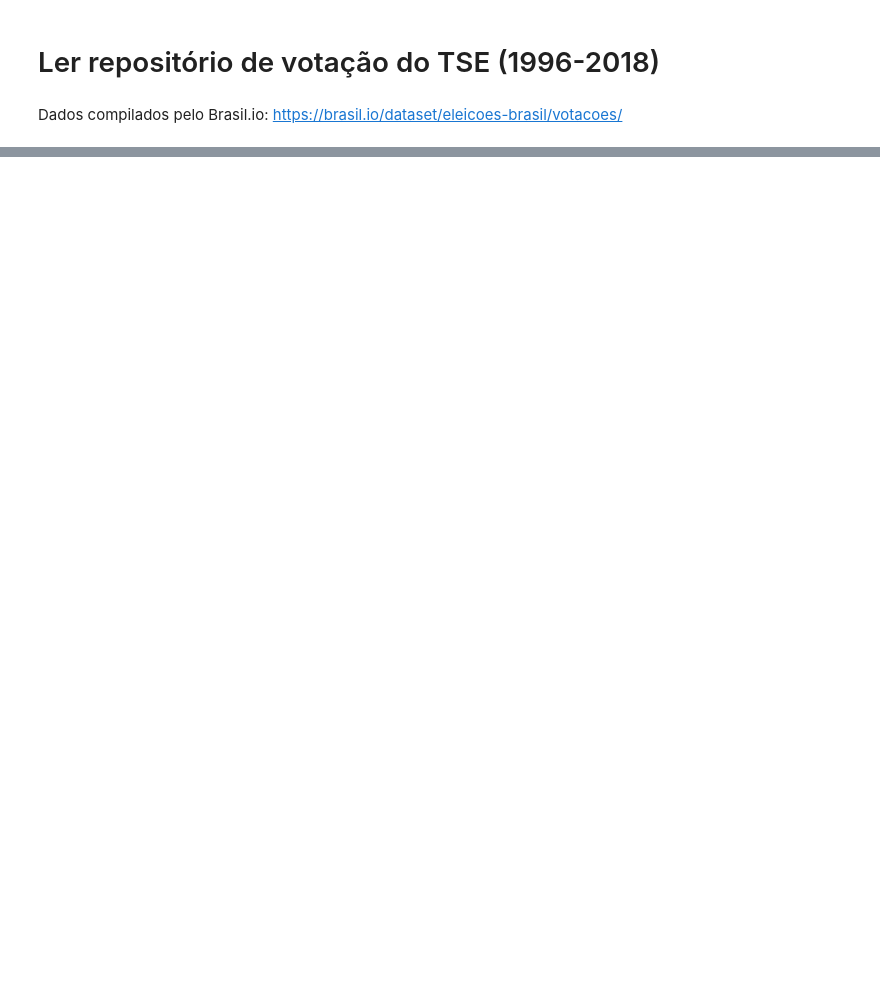
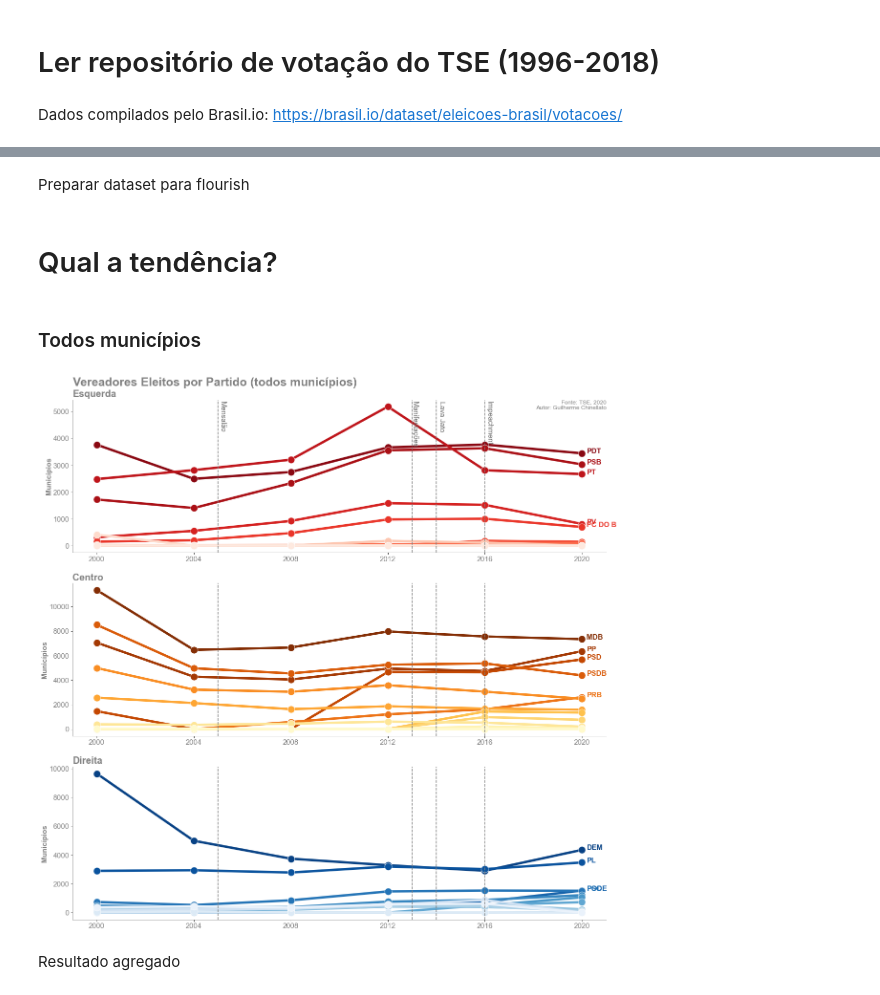
Before and after one commit to gchinellato/eleicoes-ideologia, a Jupyter notebook: eleicoes-ideologia-vereadores.ipynb, the cells around one changed output, grey strips where cells are left out. Saved outputs shown, nothing was run; the diff lists cells and outputs as text; code cells hidden in the pictures; blank space fills up the shorter version.

Commit message:
analise para vereadores

```diff
--- a/eleicoes-ideologia-vereadores.ipynb
+++ b/eleicoes-ideologia-vereadores.ipynb
@@ -80,0 +312,2 @@ df_concat = pd.concat(chunk_list)
+# %%
+df = df.join(df_lat_long)
@@ -80,0 +452,3 @@ df_concat = pd.concat(chunk_list)
+# %%
+res = pd.DataFrame()
+res = group_by_year(df)
@@ -80,0 +457,3 @@ df_concat = pd.concat(chunk_list)
+# %%
+res.insert(0, 'ideologia', res.index.map(mapa_ideologico))
+res.to_excel('output/flourish_vereadores_municipios_total.xlsx')
@@ -80,0 +476,2 @@ df_concat = pd.concat(chunk_list)
+# %% [markdown]
+Preparar dataset para flourish
@@ -80,0 +481,43 @@ df_concat = pd.concat(chunk_list)
+# %% [markdown]
+# Qual a tendência?
+# %% [markdown]
+### Todos municípios
+# %%
+r_esq = res[res.ideologia == 'Esquerda']
+r_esq = r_esq.drop('ideologia', axis=1).T
+r_esq = r_esq.fillna(0).astype(int)
+r_esq.sort_values(r_esq.index[-1], axis=1, ascending=False, inplace=True)
+
+r_centro = res[res.ideologia == 'Centro']
+r_centro = r_centro.drop('ideologia', axis=1).T
+r_centro = r_centro.fillna(0).astype(int)
+r_centro.sort_values(r_centro.index[-1], axis=1, ascending=False, inplace=True)
+
+r_dir = res[res.ideologia == 'Direita']
+r_dir = r_dir.drop('ideologia', axis=1).T
+r_dir = r_dir.fillna(0).astype(int)
+r_dir.sort_values(r_dir.index[-1], axis=1, ascending=False, inplace=True)
+# %%
+fig, axs = plt.subplots(3,1, figsize = (20,20))
+
+sns.set_style('white')
+sns.despine()
+
+title = 'Vereadores Eleitos por Partido (todos municípios)'
+legend = '\n'.join((
+    r'Fonte: TSE, 2020',
+    r'Autor: Guilherme Chinellato'
+))
+
+plt.text(x=0.125, y=0.9, s=title, fontsize=25, color='grey', fontweight='bold',
+         transform=fig.transFigure)
+
+axs[0].text(1.0, 1.0, legend, transform=axs[0].transAxes, fontsize=12, ha='right', va='top', color='grey')
+
+draw_subplots(axs, r_esq, r_centro, r_dir)
+
+plt.savefig('output/vereadores_partido_total.png', dpi=300, bbox_inches = 'tight')
+# %% [output]
+[figure, added]
+# %% [markdown]
+Resultado agregado
```
Also changed, not shown: parts of 92 cells of this notebook, 33 other files.
